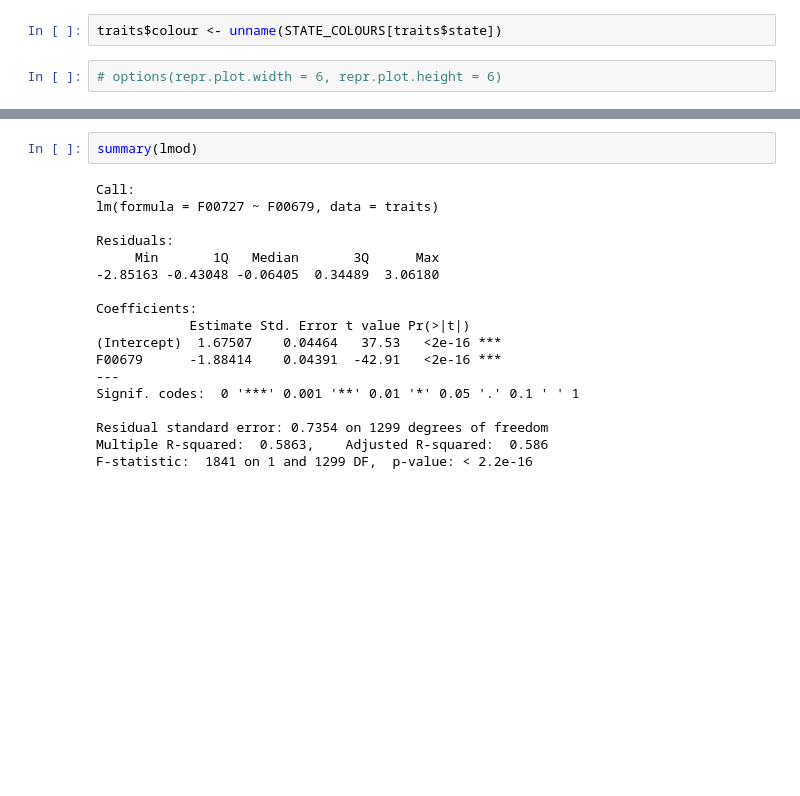
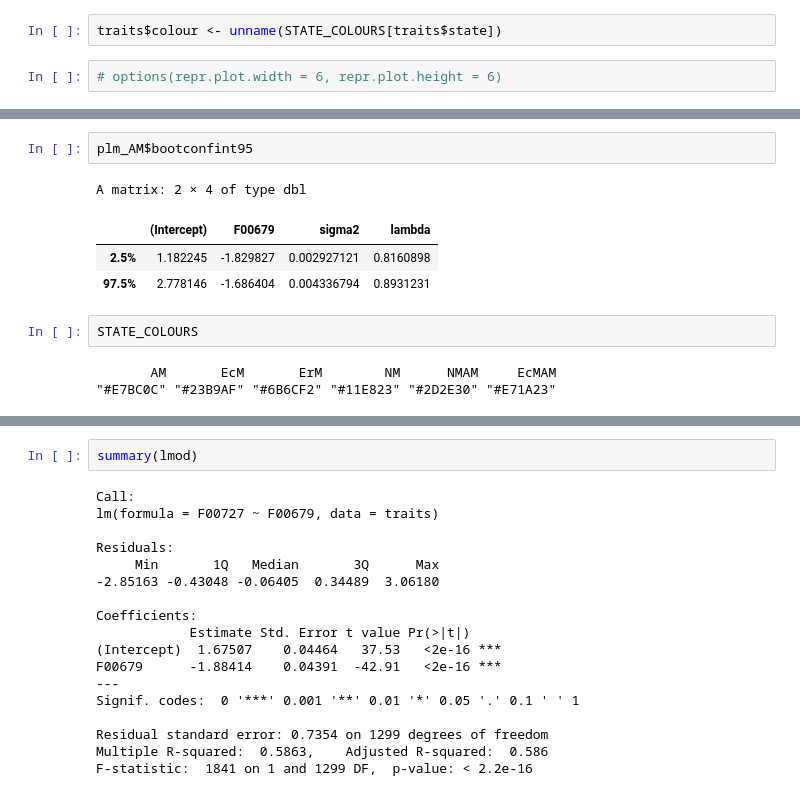
Before and after one commit to anoban/phd, a Jupyter notebook: R/notebooks/phylogenetics.ipynb, the cells around one changed output, grey strips where cells are left out. Saved outputs shown, nothing was run; the diff lists cells and outputs as text; blank space fills up the shorter version.

```diff
--- a/R/notebooks/phylogenetics.ipynb
+++ b/R/notebooks/phylogenetics.ipynb
@@ -244,0 +261,12 @@ plot(p)
+# %%
+plm_AM$bootconfint95
+# %% [output]
+A matrix: 2 × 4 of type dbl
+|  | (Intercept) | F00679 | sigma2 | lambda |
+| 2.5% | 1.182245 | -1.829827 | 0.002927121 | 0.8160898 |
+| 97.5% | 2.778146 | -1.686404 | 0.004336794 | 0.8931231 |
+# %%
+STATE_COLOURS
+# %% [output]
+       AM       EcM       ErM        NM      NMAM     EcMAM
+"#E7BC0C" "#23B9AF" "#6B6CF2" "#11E823" "#2D2E30" "#E71A23"
```
Also changed, not shown: parts of 27 cells of this notebook.
